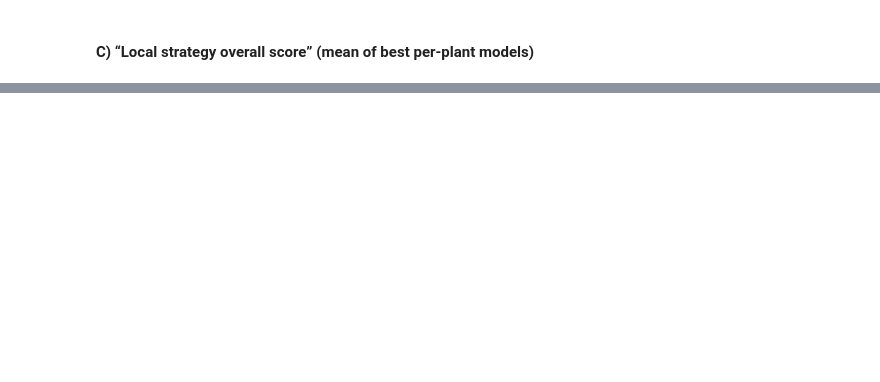
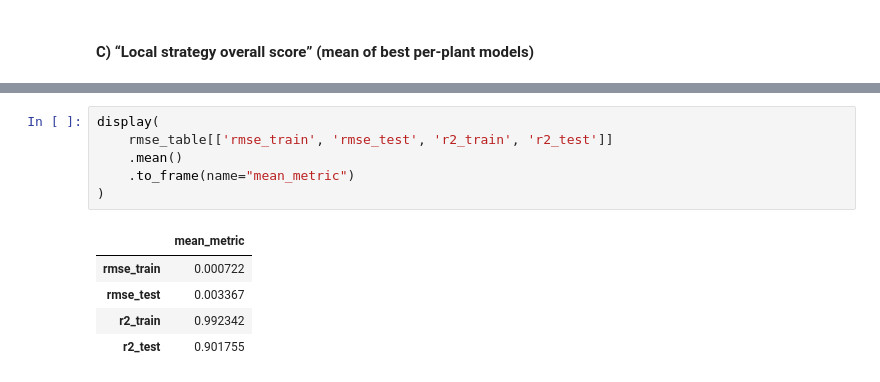
Before and after one commit to emschutt/Energy-Production-Forecasting, a Jupyter notebook: project_v0.ipynb, the cells around one changed output, grey strips where cells are left out. Drawn from its saved outputs; the diff is of its cells as text; blank space fills up the shorter version.

```diff
--- a/project_v0.ipynb
+++ b/project_v0.ipynb
@@ -618,0 +715,12 @@ We illustrate local explanations on:
+# %%
+display(
+    rmse_table[['rmse_train', 'rmse_test', 'r2_train', 'r2_test']]
+    .mean()
+    .to_frame(name="mean_metric")
+)
+# %% [output]
+|  | mean_metric |
+| rmse_train | 0.000722 |
+| rmse_test | 0.003367 |
+| r2_train | 0.992342 |
+| r2_test | 0.901755 |
```
Also changed, not shown: parts of 17 cells of this notebook.
